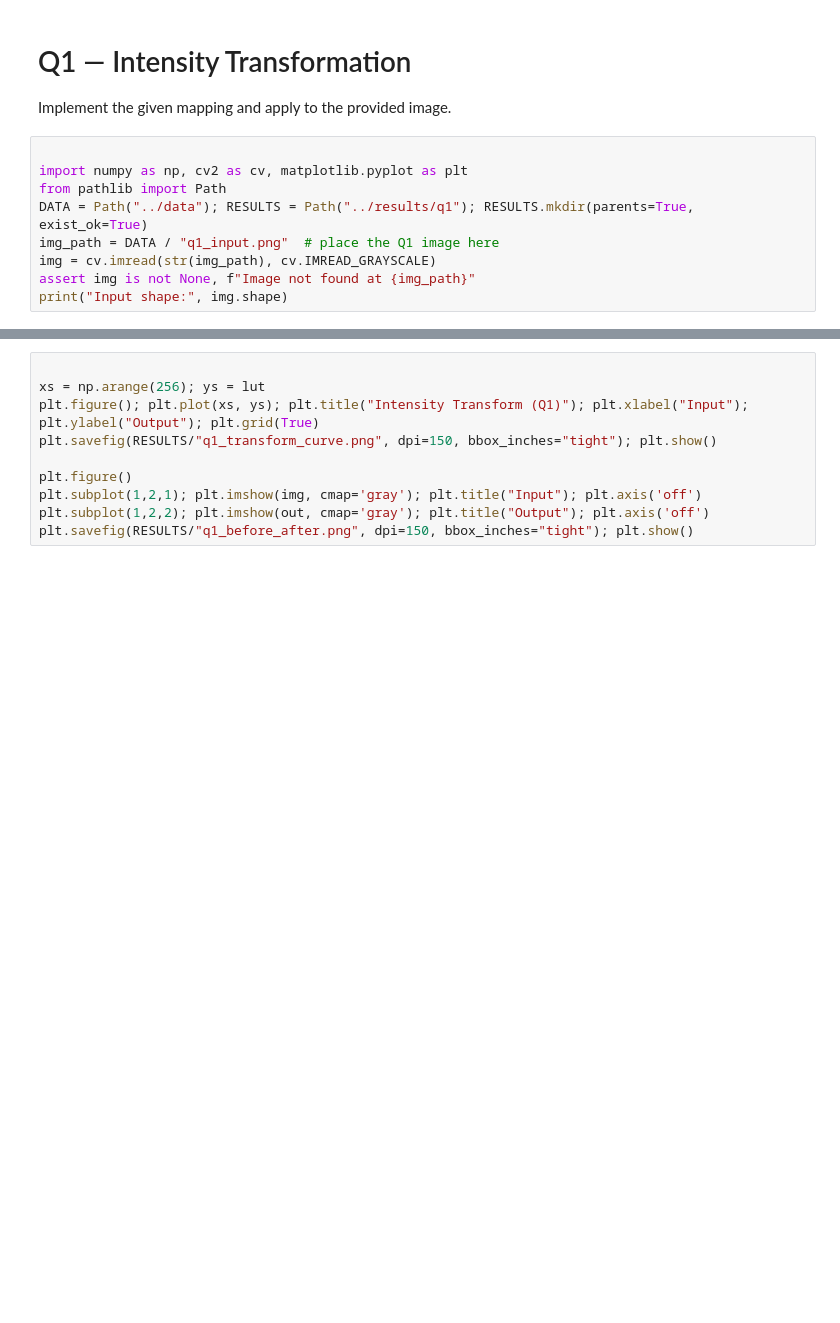
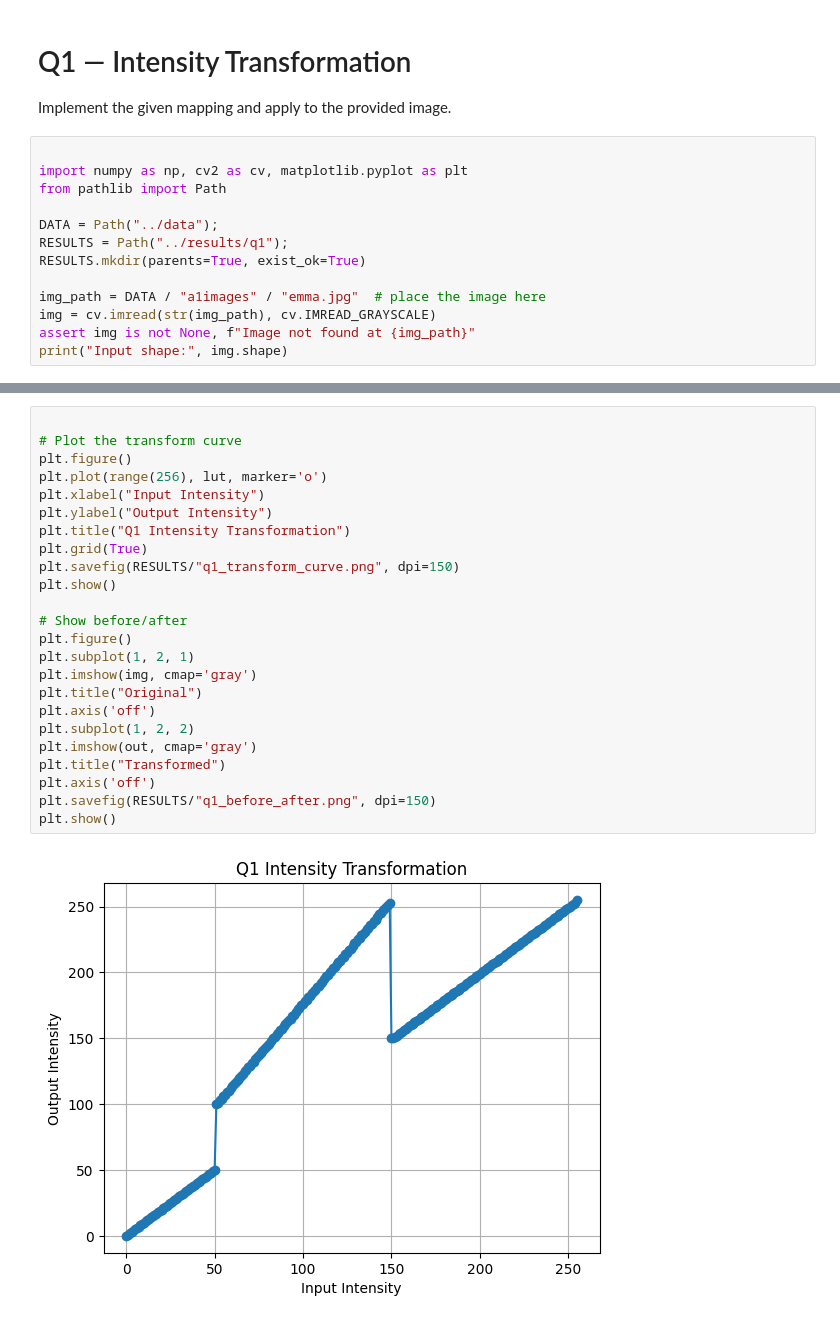
Before and after one commit to AbdulBasithNiyas/EN3160-Image-Processing-and-Machine-Vision, a Jupyter notebook: assignment_01/notebooks/Q1_Intensity_Transformation.ipynb, the cells around one changed output, grey strips where cells are left out. Saved outputs shown, nothing was run; the diff lists cells and outputs as text; blank space fills up the shorter version.

```diff
--- a/assignment_01/notebooks/Q1_Intensity_Transformation.ipynb
+++ b/assignment_01/notebooks/Q1_Intensity_Transformation.ipynb
@@ -5,8 +5,12 @@ Implement the given mapping and apply to the provided image.
 
 import numpy as np, cv2 as cv, matplotlib.pyplot as plt
 from pathlib import Path
-DATA = Path("../data"); RESULTS = Path("../results/q1"); RESULTS.mkdir(parents=True, exist_ok=True)
-img_path = DATA / "q1_input.png"  # place the Q1 image here
+
+DATA = Path("../data");
+RESULTS = Path("../results/q1");
+RESULTS.mkdir(parents=True, exist_ok=True)
+
+img_path = DATA / "a1images" / "emma.jpg"  # place the image here
 img = cv.imread(str(img_path), cv.IMREAD_GRAYSCALE)
 assert img is not None, f"Image not found at {img_path}"
 print("Input shape:", img.shape)
@@ -22,10 +43,26 @@ cv.imwrite(str(RESULTS/"q1_output.png"), out)
 # %%
 
-xs = np.arange(256); ys = lut
-plt.figure(); plt.plot(xs, ys); plt.title("Intensity Transform (Q1)"); plt.xlabel("Input"); plt.ylabel("Output"); plt.grid(True)
-plt.savefig(RESULTS/"q1_transform_curve.png", dpi=150, bbox_inches="tight"); plt.show()
+# Plot the transform curve
+plt.figure()
+plt.plot(range(256), lut, marker='o')
+plt.xlabel("Input Intensity")
+plt.ylabel("Output Intensity")
+plt.title("Q1 Intensity Transformation")
+plt.grid(True)
+plt.savefig(RESULTS/"q1_transform_curve.png", dpi=150)
+plt.show()
 
+# Show before/after
 plt.figure()
-plt.subplot(1,2,1); plt.imshow(img, cmap='gray'); plt.title("Input"); plt.axis('off')
-plt.subplot(1,2,2); plt.imshow(out, cmap='gray'); plt.title("Output"); plt.axis('off')
-plt.savefig(RESULTS/"q1_before_after.png", dpi=150, bbox_inches="tight"); plt.show()
+plt.subplot(1, 2, 1)
+plt.imshow(img, cmap='gray')
+plt.title("Original")
+plt.axis('off')
+plt.subplot(1, 2, 2)
+plt.imshow(out, cmap='gray')
+plt.title("Transformed")
+plt.axis('off')
+plt.savefig(RESULTS/"q1_before_after.png", dpi=150)
+plt.show()
+# %% [output]
+[figure, added]
```
Also changed, not shown: parts of 4 cells of this notebook, 8 other files.
